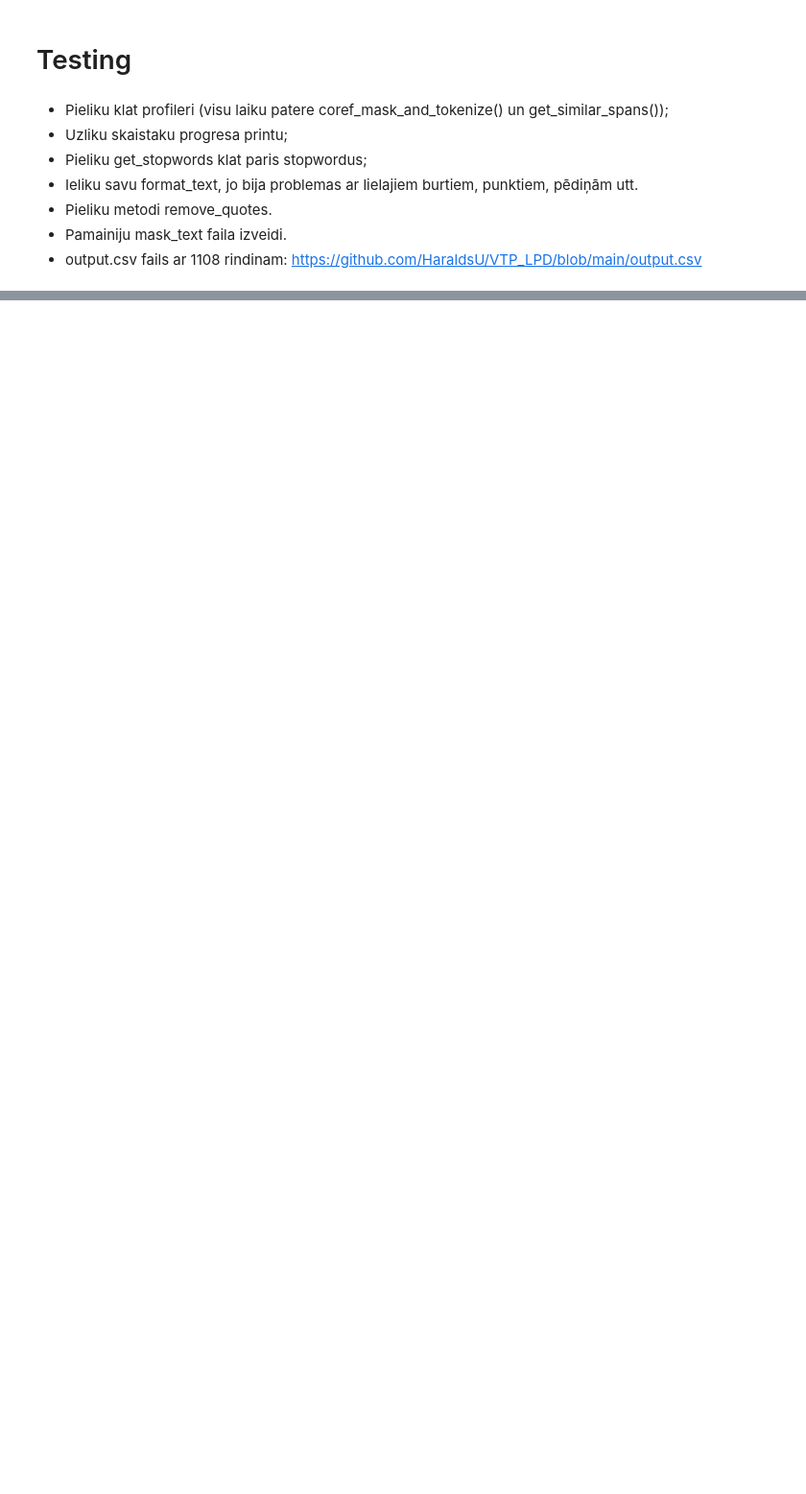
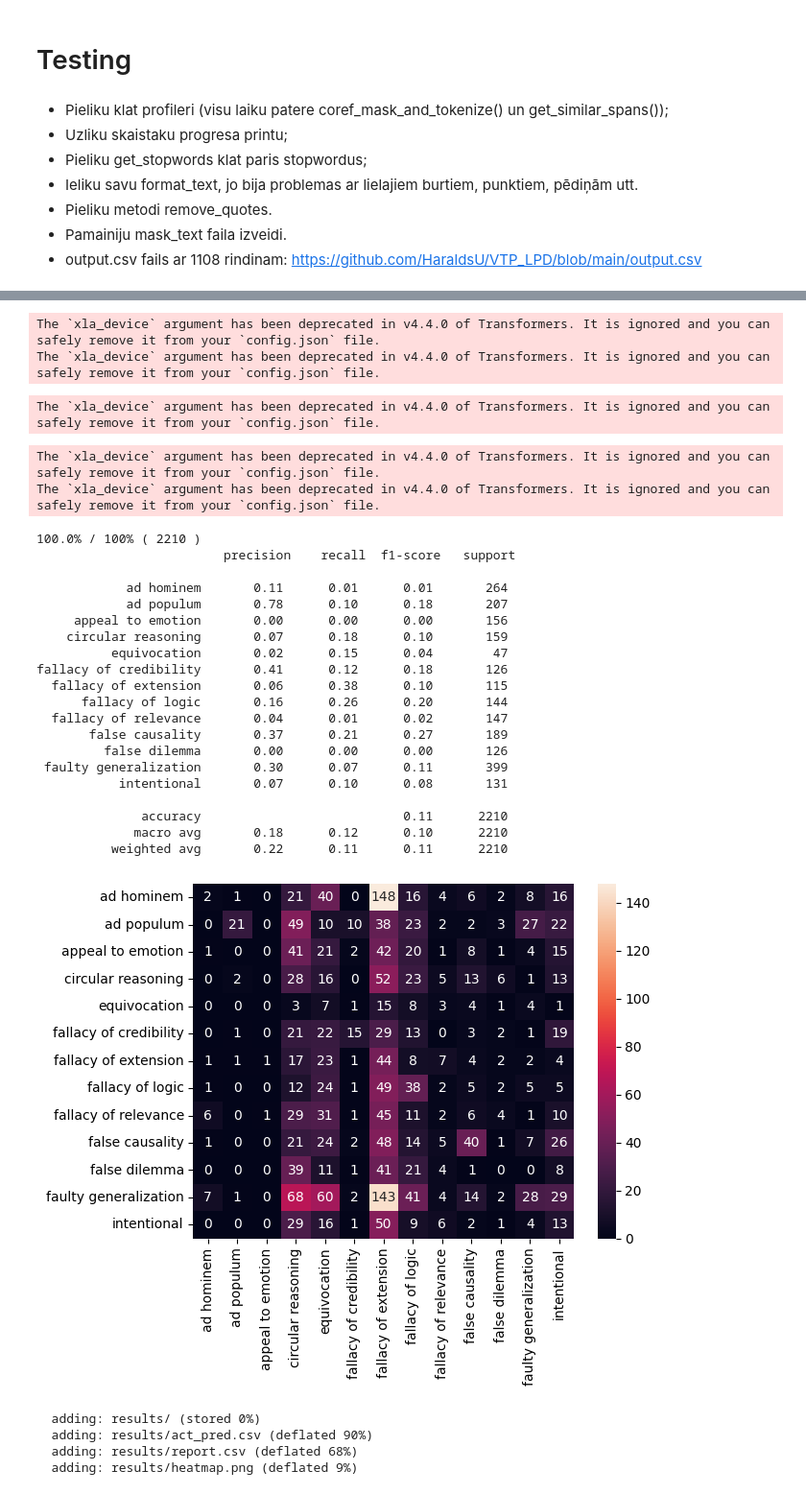
Before and after one commit to HaraldsU/VTP_LPD, a Jupyter notebook: Val_teh.ipynb, the cells around one changed output, grey strips where cells are left out. Shown at 96% size. Cells and saved outputs as stored; diff of their text form; code cells hidden in the pictures; blank space fills up the shorter version.

```diff
--- a/Val_teh.ipynb
+++ b/Val_teh.ipynb
@@ -491,15 +494,23 @@ INFO:stanza:Starting server with command: java -Xmx4G -cp ./corenlp/* edu.stanfo
 
 cos_sim_model = SentenceTransformer('bert-base-nli-mean-tokens')
 mapping = 'mapping.json'
-model = 'cross-encoder/nli-distilroberta-base'
-# model = 'facebook/bart-large-mnli'
-# model = 'facebook/bart-large-mnli'
+# model = 'cross-encoder/nli-distilroberta-base'
+model = 'facebook/bart-large-mnli'
 # model = "google/electra-large-discriminator"
 save = 'y'
 isFile = 'n'
 total = 1
-# If Joe eats greasy food, he will feel sick. Given now that Joe feels sick, therefore, Joe must have had greasy food
-# Jack is a good athlete. Jack comes from Canada. Therefore, all Canadians are good athletes
+## False casulaity
+# + If Joe eats greasy food, he will feel sick. Given now that Joe feels sick, therefore, Joe must have had greasy food.
+# + Jack is a good athlete. Jack comes from Canada. Therefore, all Canadians are good athletes.
+## Faulty General-ization
+# + Every severe recession follows a Republican Presidency; therefore Republicans are the cause of recessions.
+# - Sometimes flu vaccines don’t work; therefore vaccines are useless.
+## Fallacy of relevance
+# - Why are you worried about poverty? Look how many children we abort every day.
+## Circular reasoning
+# + Only an untrustworthy person would run for president. The fact that politicians are untrustworthy is proof of that
+# - Only an untrustworthy person would run for president. The fact that politicians are untrustworthy is proof of that.
 while True:
     text = input("\nEnter a text to classify: ")
     if len(text) == 0: break
@@ -618,15 +610,49 @@ input.to_csv('output_reduced.csv', index=False)
 from transformers import AutoTokenizer, AutoModelForPreTraining, AutoModelForCausalLM, AutoModelForSequenceClassification
 # %%
   mapping = 'mapping.json'
-  input_text = 'output_full.csv'
+  input_text = 'output_reduced.csv'
   # input_text = 'Hah aha I am you are.'
-  # model = 'cross-encoder/nli-distilroberta-base'
-  # model = AutoModelForPreTraining.from_pretrained("google/electra-small-discriminator")
-  # model = AutoModelForPreTraining.from_pretrained("google/electra-large-discriminator")
-  # model = AutoModelForSequenceClassification.from_pretrained("sileod/deberta-v3-small-tasksource-nli")
-  model = "cross-encoder/nli-distilroberta-base" # Even faster
+  # model = "sileod/deberta-v3-small-tasksource-nli")
+  # model = "cross-encoder/nli-distilroberta-base" # Even faster
+  # model = "valhalla/distilbart-mnli-12-9"
+  # model = "sileod/deberta-v3-small-tasksource-nli"
+  # model = 'facebook/bart-large-mnli'
+  # model = 'mjwong/e5-large-mnli'
+  model = 'typeform/distilbert-base-uncased-mnli'
+
   save = 'y'
   isFile = 'y'
-  total = 2222
+  total = 2210
 
   do_classification(input_text, mapping, total, model, save, isFile)
+# %% [output]
+The `xla_device` argument has been deprecated in v4.4.0 of Transformers. It is ignored and you can safely remove it from your `config.json` file.
+The `xla_device` argument has been deprecated in v4.4.0 of Transformers. It is ignored and you can safely remove it from your `config.json` file.
+The `xla_device` argument has been deprecated in v4.4.0 of Transformers. It is ignored and you can safely remove it from your `config.json` file.
+The `xla_device` argument has been deprecated in v4.4.0 of Transformers. It is ignored and you can safely remove it from your `config.json` file.
+The `xla_device` argument has been deprecated in v4.4.0 of Transformers. It is ignored and you can safely remove it from your `config.json` file.
+100.0% / 100% ( 2210 )
+                         precision    recall  f1-score   support
+
+            ad hominem       0.11      0.01      0.01       264
+            ad populum       0.78      0.10      0.18       207
+     appeal to emotion       0.00      0.00      0.00       156
+    circular reasoning       0.07      0.18      0.10       159
+          equivocation       0.02      0.15      0.04        47
+fallacy of credibility       0.41      0.12      0.18       126
+  fallacy of extension       0.06      0.38      0.10       115
+      fallacy of logic       0.16      0.26      0.20       144
+  fallacy of relevance       0.04      0.01      0.02       147
+       false causality       0.37      0.21      0.27       189
+         false dilemma       0.00      0.00      0.00       126
+ faulty generalization       0.30      0.07      0.11       399
+           intentional       0.07      0.10      0.08       131
+
+              accuracy                           0.11      2210
+             macro avg       0.18      0.12      0.10      2210
+          weighted avg       0.22      0.11      0.11      2210
+[figure, added]
+  adding: results/ (stored 0%)
+  adding: results/act_pred.csv (deflated 90%)
+  adding: results/report.csv (deflated 68%)
+  adding: results/heatmap.png (deflated 9%)
```
Also changed, not shown: parts of 9 cells of this notebook.
